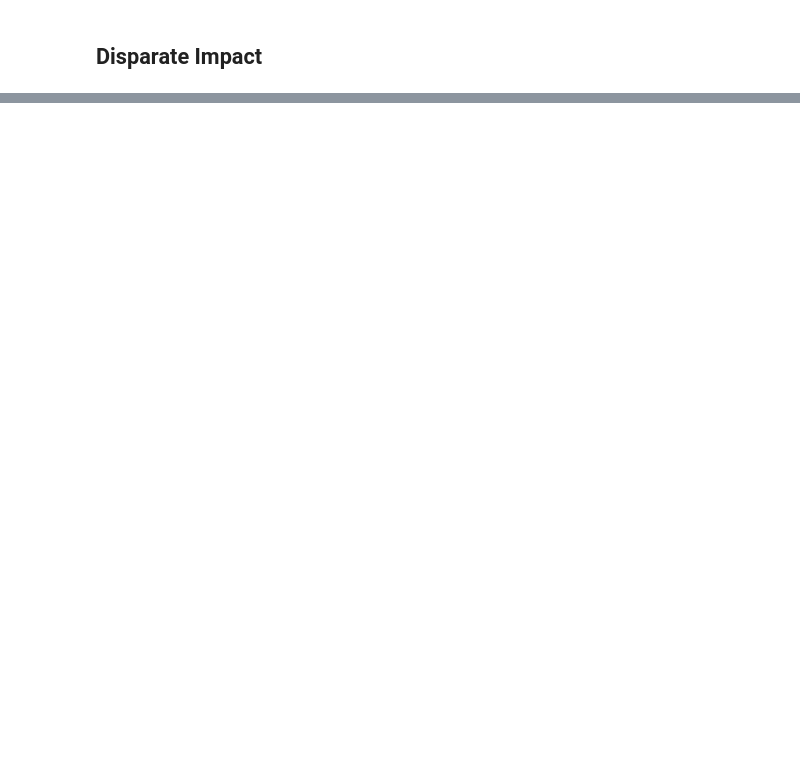
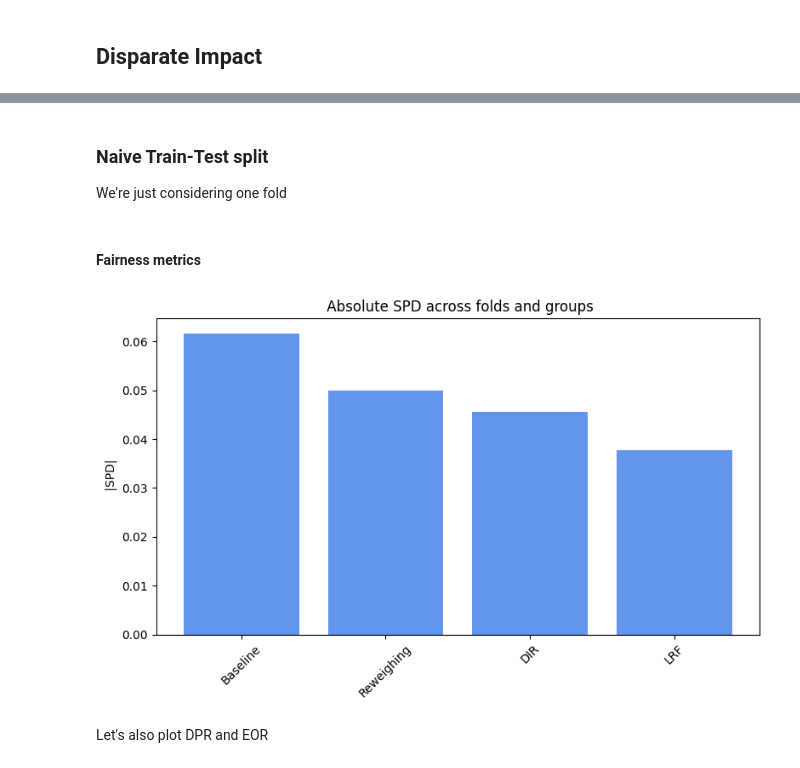
Before and after one commit to kor80/Fair-Candidate-Screening-System, a Jupyter notebook: main.ipynb, the cells around one changed output, grey strips where cells are left out. Saved outputs shown, nothing was run; the diff lists cells and outputs as text; code cells hidden in the pictures; blank space fills up the shorter version.

```diff
--- a/main.ipynb
+++ b/main.ipynb
@@ -879,5 +804,5 @@ The categories that are most affected by disparity are: ['Central - Male', 'Sout
 # %%
-sensitive_feature = 'grouped_regions_gender'
+sensitive_feature = 'grouped_regions'
 target = df1.targets.pop()
 
 baseline_performance_metrics = []
@@ -885,9 +810,6 @@ baseline_fairness_metrics = []
 
 preprocessing_performance_metrics = []
 preprocessing_fairness_metrics = []
-
-inprocessing_performance_metrics = []
-inprocessing_fairness_metrics = []
 # %%
 def compute_performance_metrics(y_true, y_pred, y_proba):
     return {
@@ -1133,24 +882,0 @@ plt.show()
-# %%
-mean_performance_metrics = {}
-for approach in performance_metrics:
-    # All folds for this approach
-    metrics_list = performance_metrics[approach]
-    # Average over folds for each metric key
-    aggregated = {
-        metric: np.mean([fold_metrics[metric] for fold_metrics in metrics_list])
-        for metric in metrics_list[0].keys()
-    }
-    mean_performance_metrics[approach] = aggregated
-
-perf_df = pd.DataFrame([
-    dict(Approach=ap, **mean_performance_metrics[ap])
-    for ap in mean_performance_metrics
-])
-
-plt.figure(figsize=(10, 5))
-perf_df.set_index('Approach').plot(kind='bar', ax=plt.gca())
-plt.title("Performance Metrics across Approaches")
-plt.ylabel("Metric Value")
-plt.xticks(rotation=45)
-plt.tight_layout()
-plt.show()
@@ -1161,5 +882,0 @@ plt.show()
-# %%
-bool_cols = ['hired']
-non_bool_cols = df1.drop('hired', axis=1).columns.difference(bool_cols)
-
-target = ['hired']
@@ -1217,7 +882,0 @@ KeyboardInterrupt:
-# %%
-results = pd.DataFrame({
-    'Model': ['Baseline', 'Reweighing', 'Fauci'],
-    'SPD': [abs(list(baseline_spd.values())[0]), abs(list(reweighed_spd.values())[0]), abs(list(fauci_spd.values())[0])]
-})
-
-plt.bar(results['Model'], results['SPD'])
@@ -1258,0 +987,3 @@ metrics_bar_plot(baseline_fairness_metrics,
+# %% [markdown]
+### Naive Train-Test split
+We're just considering one fold
@@ -1258,0 +1101,9 @@ metrics_bar_plot(baseline_fairness_metrics,
+# %% [markdown]
+#### Fairness metrics
+# %%
+spd_results = compute_mean_spd(spd_values)
+plot_spd_results(spd_results, label="")
+# %% [output]
+[figure, added]
+# %% [markdown]
+Let's also plot DPR and EOR
```
Also changed, not shown: parts of 158 cells of this notebook.
